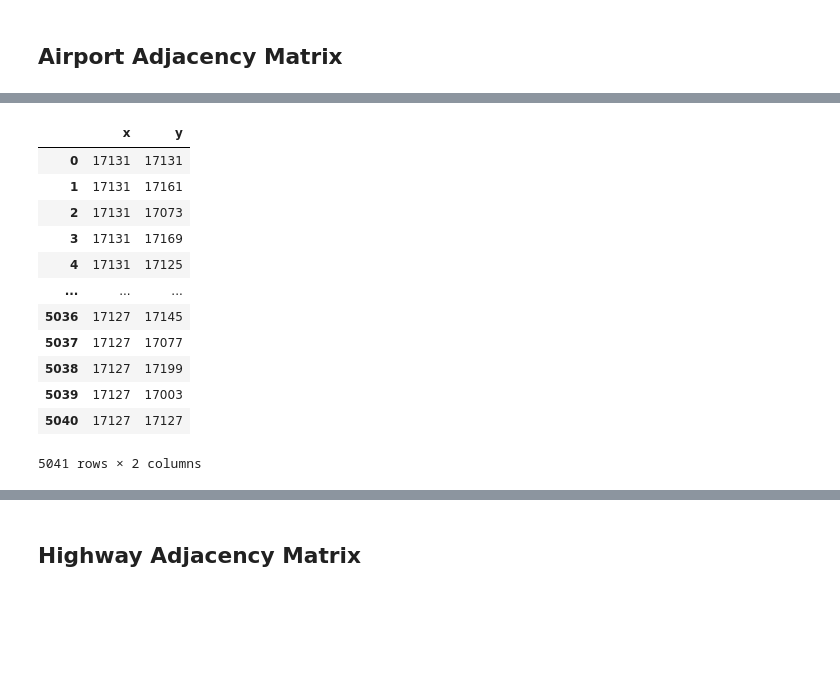
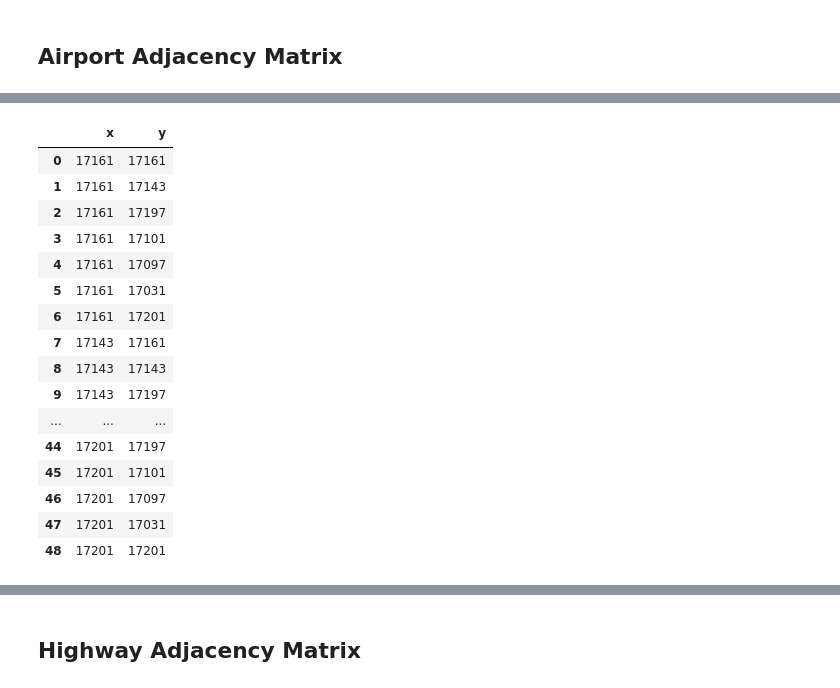
Before and after one commit to roomtempfusion/STAT-461-Group-Project, a Jupyter notebook: data processing/data_processor.ipynb, the cells around one changed output, grey strips where cells are left out. Saved outputs shown, nothing was run; the diff lists cells and outputs as text; code cells hidden in the pictures; blank space fills up the shorter version.

```diff
--- a/data processing/data_processor.ipynb
+++ b/data processing/data_processor.ipynb
@@ -30,4 +30,4 @@ public_airports
 | 1133 | M30 | 20000 | {6BA98617-9E67-47CE-91D4-4CCECB1C... | 427536 | 2021-06-22 | Metropolis Municipal Airport | 1 | 1 | e606561f-dc26-43ca-8cc8-185f39e43c09 | ... |
 99 rows × 16 columns
 # %%
-public_airports[public_airports.name.str.contains('ational Airport')]
+key_airports = public_airports[public_airports.name.str.contains('ational Airport')]
@@ -64,6 +58,6 @@ public_airports.name.to_list()
 # %%
 locs = []
-for _, row in public_airports.iterrows():
+for _, row in key_airports.iterrows():
     x, y = row.geometry.x, row.geometry.y  # longitude, latitude
     url = f"https://geocoding.geo.census.gov/geocoder/geographies/coordinates?x={x}&y={y}&benchmark=Public_AR_Current&vintage=Current_Current&format=json"
     response = requests.get(url).json()
@@ -286,24 +271,28 @@ r0.to_csv('r0.csv', index=False)
 # %%
-airport_fips = public_airports.fips.drop_duplicates().to_frame('x')
-airport_fips_dummy = public_airports.fips.drop_duplicates().to_frame('y')
+airport_fips = locs_df.fips.drop_duplicates().to_frame('x')
+airport_fips_dummy = locs_df.fips.drop_duplicates().to_frame('y')
 airport_fips['key'] = 1
 airport_fips_dummy['key'] = 1
 
 airport_fips_cartesian = pd.merge(airport_fips, airport_fips_dummy, on='key').drop('key', axis=1)
 airport_fips_cartesian
 # %% [output]
 |  | x | y |
-| 0 | 17131 | 17131 |
-| 1 | 17131 | 17161 |
-| 2 | 17131 | 17073 |
-| 3 | 17131 | 17169 |
-| 4 | 17131 | 17125 |
+| 0 | 17161 | 17161 |
+| 1 | 17161 | 17143 |
+| 2 | 17161 | 17197 |
+| 3 | 17161 | 17101 |
+| 4 | 17161 | 17097 |
+| 5 | 17161 | 17031 |
+| 6 | 17161 | 17201 |
+| 7 | 17143 | 17161 |
+| 8 | 17143 | 17143 |
+| 9 | 17143 | 17197 |
 | ... | ... | ... |
-| 5036 | 17127 | 17145 |
-| 5037 | 17127 | 17077 |
-| 5038 | 17127 | 17199 |
-| 5039 | 17127 | 17003 |
-| 5040 | 17127 | 17127 |
+| 44 | 17201 | 17197 |
+| 45 | 17201 | 17101 |
+| 46 | 17201 | 17097 |
+| 47 | 17201 | 17031 |
+| 48 | 17201 | 17201 |
-5041 rows × 2 columns
 # %%
 il_county_adj_matrix_airport = il_county_adj_matrix_base.map(lambda x: 0)
```
Also changed, not shown: parts of 68 cells of this notebook, 11 other files.
